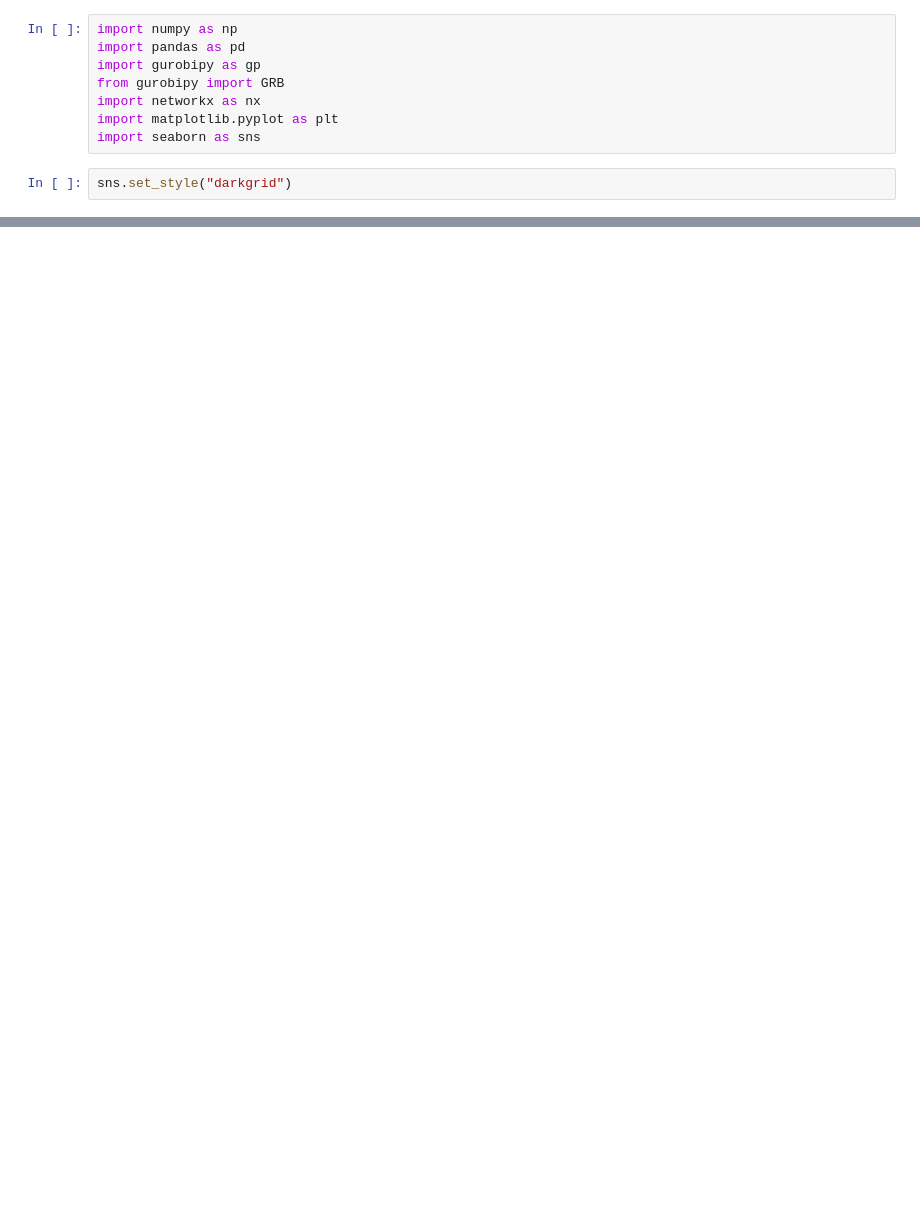
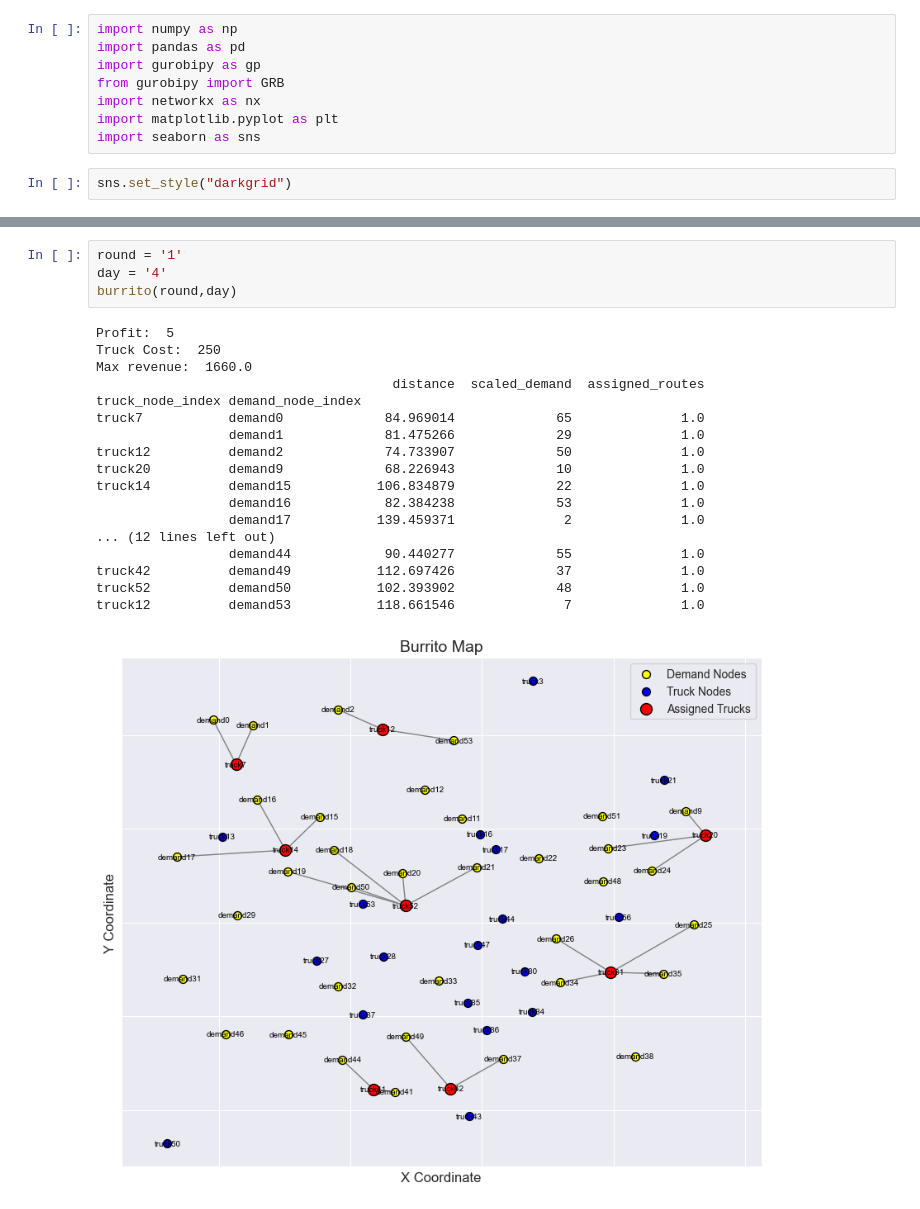
Before and after one commit to utsavmajumdar14/gurobi_burrito_optimization, a Jupyter notebook: burrito_optimization.ipynb, the cells around one changed output, grey strips where cells are left out. Cells and saved outputs as stored; diff of their text form; blank space fills up the shorter version.

```diff
--- a/burrito_optimization.ipynb
+++ b/burrito_optimization.ipynb
@@ -205,0 +190,23 @@ truck8           demand52           102.795082             25              1.0
+# %%
+round = '1'
+day = '4'
+burrito(round,day)
+# %% [output]
+Profit:  5
+Truck Cost:  250
+Max revenue:  1660.0
+                                      distance  scaled_demand  assigned_routes
+truck_node_index demand_node_index
+truck7           demand0             84.969014             65              1.0
+                 demand1             81.475266             29              1.0
+truck12          demand2             74.733907             50              1.0
+truck20          demand9             68.226943             10              1.0
+truck14          demand15           106.834879             22              1.0
+                 demand16            82.384238             53              1.0
+                 demand17           139.459371              2              1.0
+... (12 lines left out)
+                 demand44            90.440277             55              1.0
+truck42          demand49           112.697426             37              1.0
+truck52          demand50           102.393902             48              1.0
+truck12          demand53           118.661546              7              1.0
+[figure, added]
```
Also changed, not shown: parts of 15 cells of this notebook.
